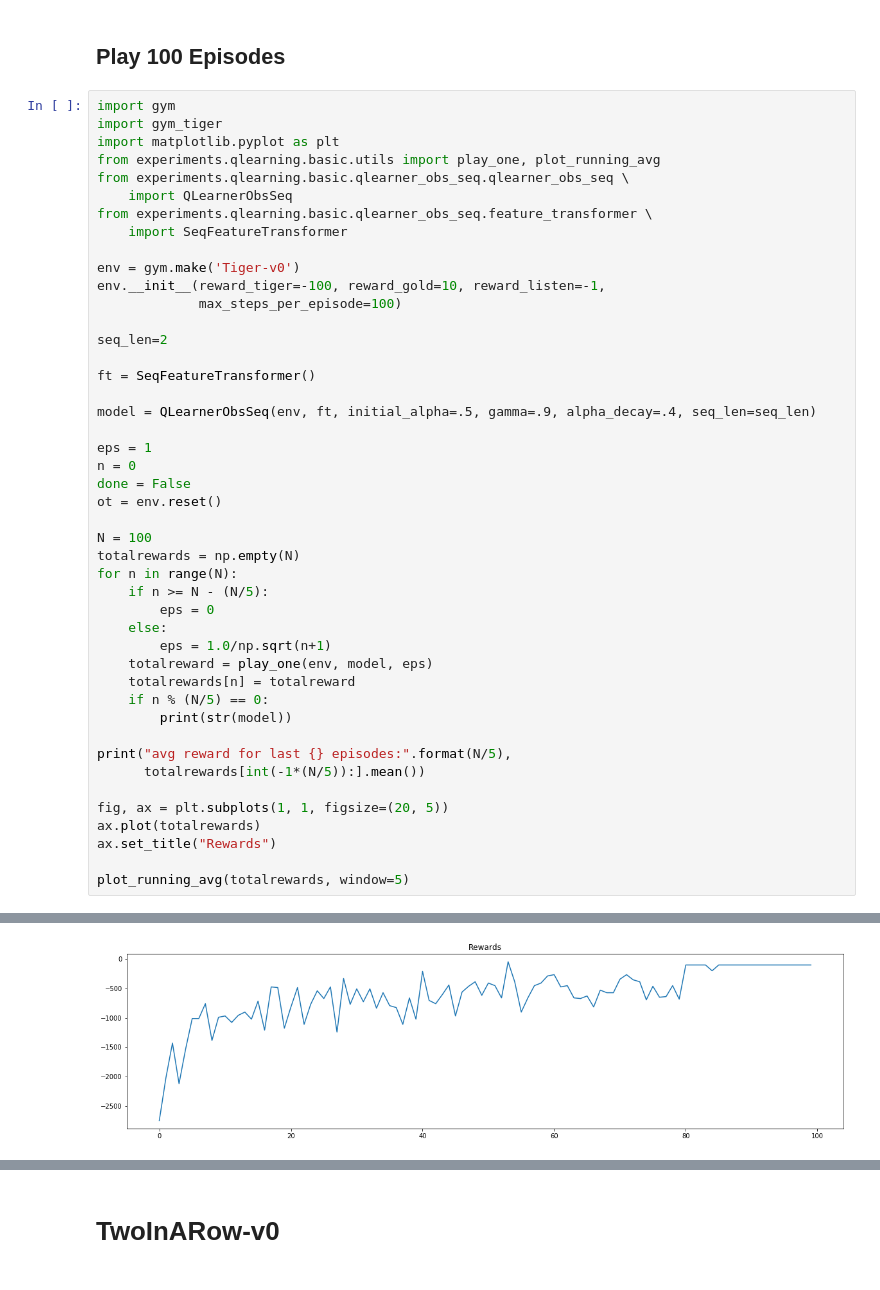
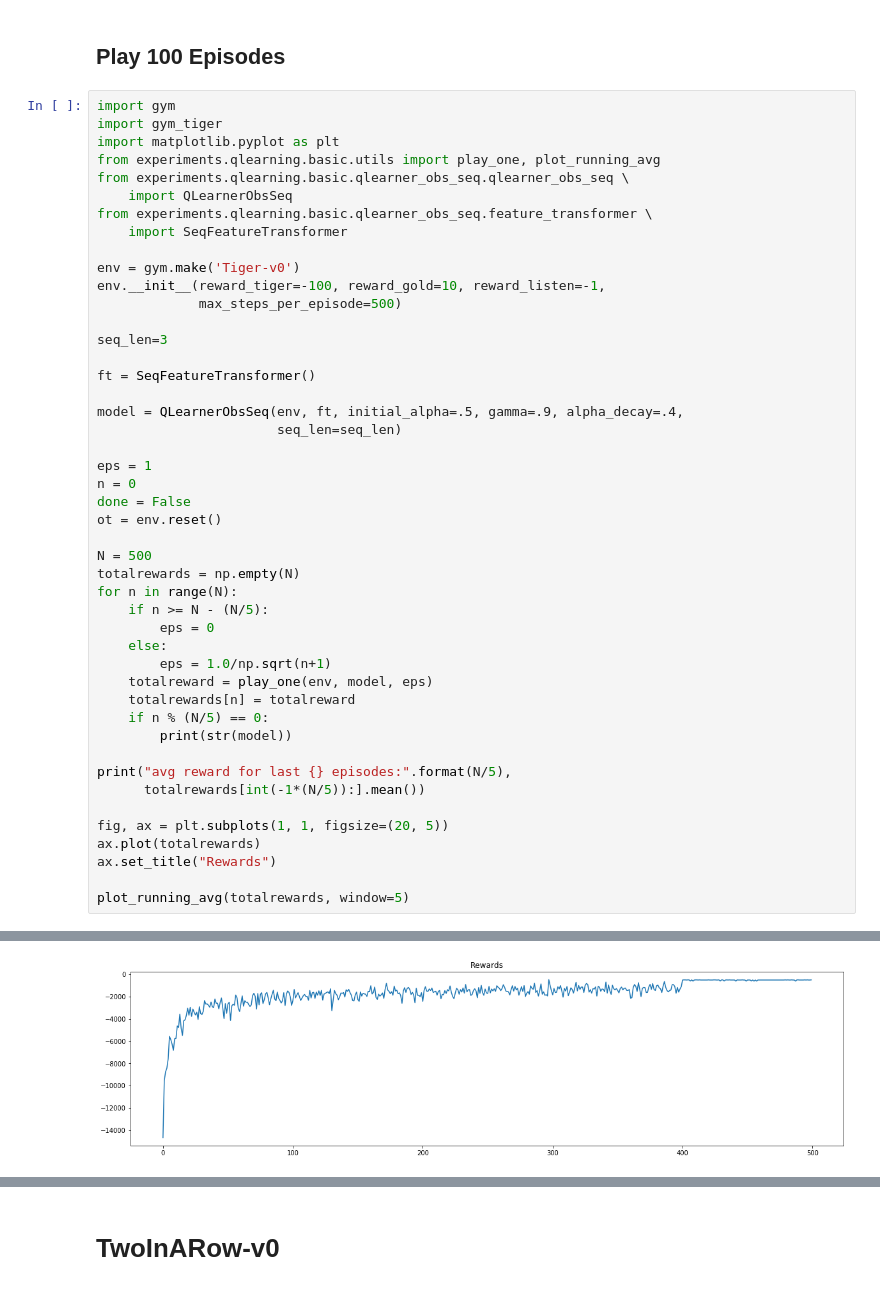
Before and after one commit to jackblandin/research, a Jupyter notebook: experiments/qlearning/basic/qlearner_obs_seq/qlearner-obs-seq.ipynb, the cells around one changed output, grey strips where cells are left out. Cells and saved outputs as stored; diff of their text form.

```diff
--- a/experiments/qlearning/basic/qlearner_obs_seq/qlearner-obs-seq.ipynb
+++ b/experiments/qlearning/basic/qlearner_obs_seq/qlearner-obs-seq.ipynb
@@ -131,20 +131,21 @@ from experiments.qlearning.basic.qlearner_obs_seq.feature_transformer \
 
 env = gym.make('Tiger-v0')
 env.__init__(reward_tiger=-100, reward_gold=10, reward_listen=-1,
-             max_steps_per_episode=100)
+             max_steps_per_episode=500)
 
-seq_len=2
+seq_len=3
 
 ft = SeqFeatureTransformer()
 
-model = QLearnerObsSeq(env, ft, initial_alpha=.5, gamma=.9, alpha_decay=.4, seq_len=seq_len)
+model = QLearnerObsSeq(env, ft, initial_alpha=.5, gamma=.9, alpha_decay=.4,
+                       seq_len=seq_len)
 
 eps = 1
 n = 0
 done = False
 ot = env.reset()
 
-N = 100
+N = 500
 totalrewards = np.empty(N)
 for n in range(N):
     if n >= N - (N/5):
@@ -185 +186 @@ avg reward for last 20.0 episodes: -104.95
-[figure, old version]
+[figure, new version]
```
Also changed, not shown: parts of 4 cells of this notebook, 4 other files.
